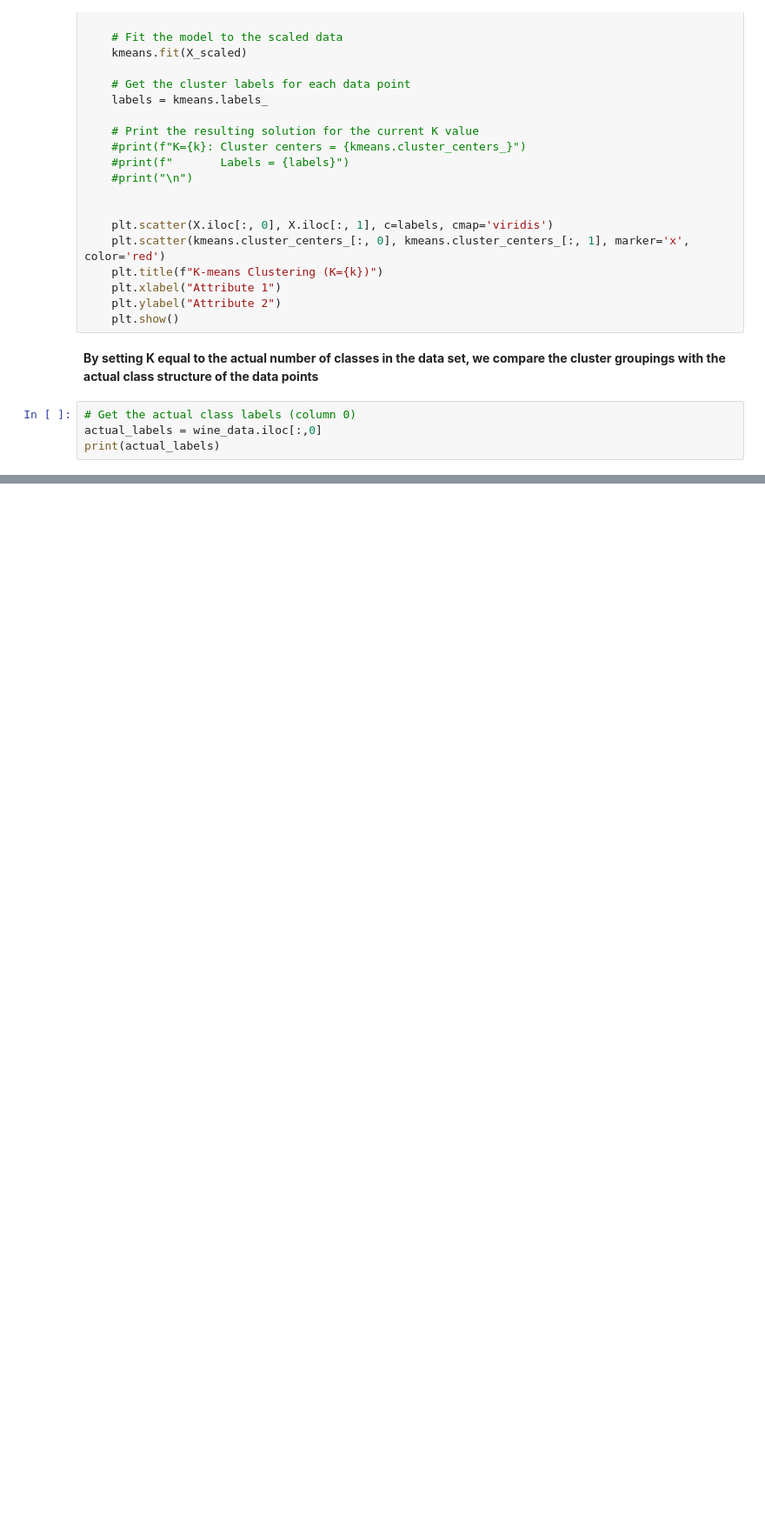
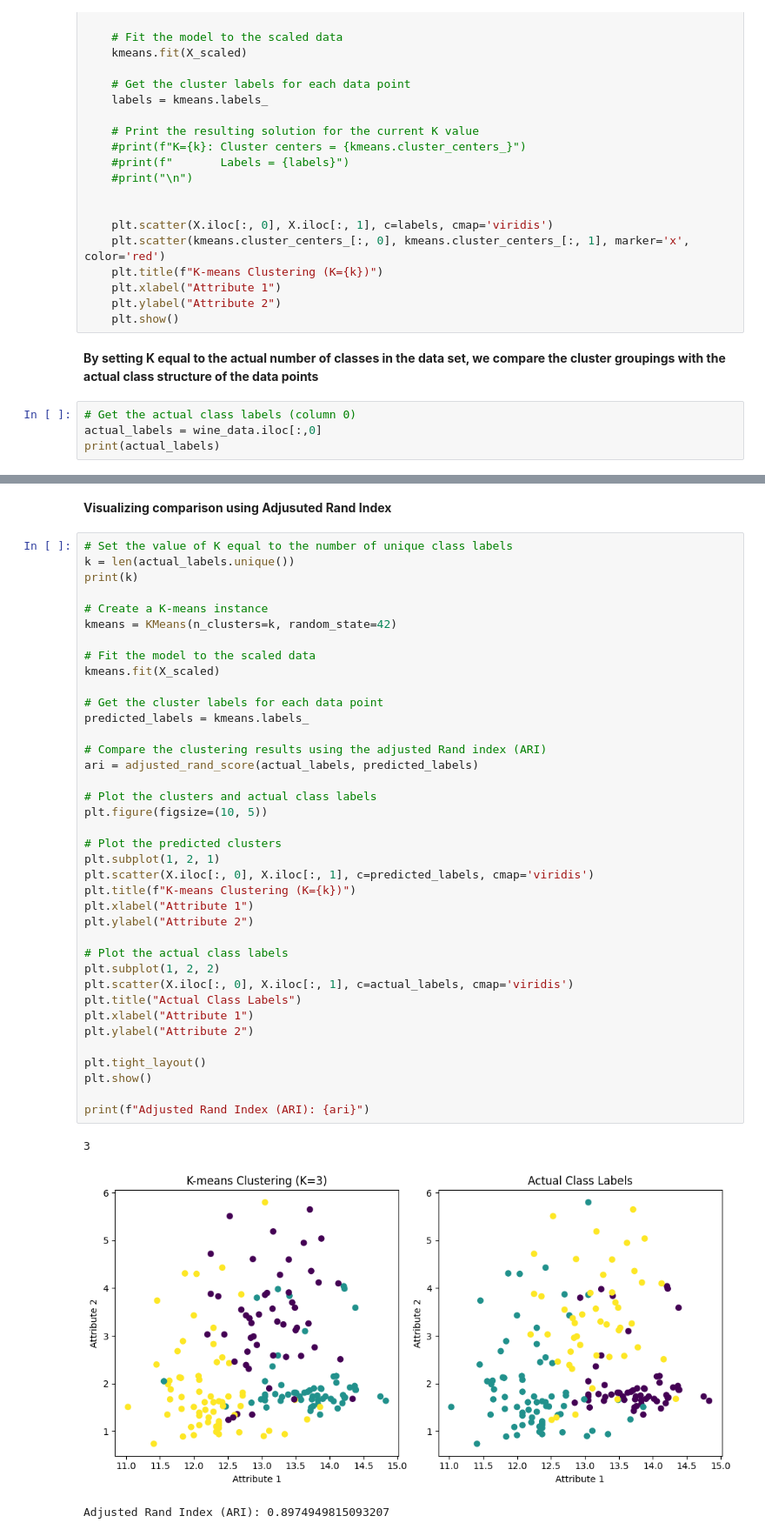
Before and after one commit to A-Burnhard/K-means-clustering-on-wine-dataset, a Jupyter notebook: K_means_and_hierarchical_clustering.ipynb, the cells around one changed output, grey strips where cells are left out. Shown: that part at 87% size. Cells and saved outputs as stored; diff of their text form; blank space fills up the shorter version.

```diff
--- a/K_means_and_hierarchical_clustering.ipynb
+++ b/K_means_and_hierarchical_clustering.ipynb
@@ -90,0 +87,44 @@ Completeness Score: 0.8729636016078732
+# %% [markdown]
+**Visualizing comparison using Adjusuted Rand Index**
+# %%
+# Set the value of K equal to the number of unique class labels
+k = len(actual_labels.unique())
+print(k)
+
+# Create a K-means instance
+kmeans = KMeans(n_clusters=k, random_state=42)
+
+# Fit the model to the scaled data
+kmeans.fit(X_scaled)
+
+# Get the cluster labels for each data point
+predicted_labels = kmeans.labels_
+
+# Compare the clustering results using the adjusted Rand index (ARI)
+ari = adjusted_rand_score(actual_labels, predicted_labels)
+
+# Plot the clusters and actual class labels
+plt.figure(figsize=(10, 5))
+
+# Plot the predicted clusters
+plt.subplot(1, 2, 1)
+plt.scatter(X.iloc[:, 0], X.iloc[:, 1], c=predicted_labels, cmap='viridis')
+plt.title(f"K-means Clustering (K={k})")
+plt.xlabel("Attribute 1")
+plt.ylabel("Attribute 2")
+
+# Plot the actual class labels
+plt.subplot(1, 2, 2)
+plt.scatter(X.iloc[:, 0], X.iloc[:, 1], c=actual_labels, cmap='viridis')
+plt.title("Actual Class Labels")
+plt.xlabel("Attribute 1")
+plt.ylabel("Attribute 2")
+
+plt.tight_layout()
+plt.show()
+
+print(f"Adjusted Rand Index (ARI): {ari}")
+# %% [output]
+3
+[figure, added]
+Adjusted Rand Index (ARI): 0.8974949815093207
```
Also changed, not shown: parts of 1 cell of this notebook.
